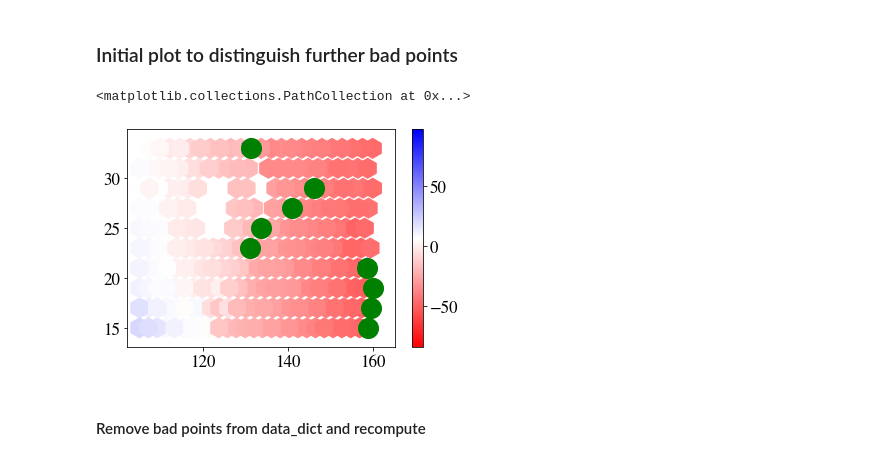
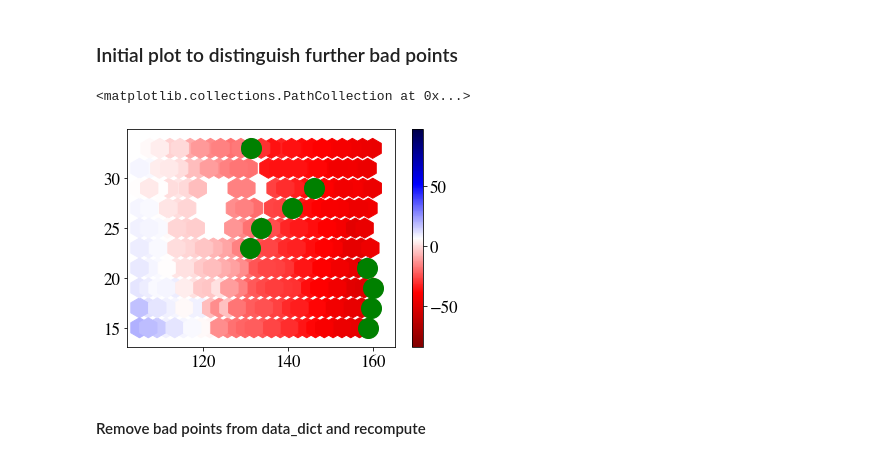
Before and after one commit to James11222/radiolab_repo, a Jupyter notebook: lab4/Darby/north_celestial_pole_mapping.ipynb, the cells around one changed output. Drawn from its saved outputs; the diff is of its cells as text; code cells hidden in the pictures.

```diff
--- a/lab4/Darby/north_celestial_pole_mapping.ipynb
+++ b/lab4/Darby/north_celestial_pole_mapping.ipynb
@@ -143,16 +139,16 @@ Length of each quantity array: 241 241 241 241 241 241
 # %%
 ### Collect main, on, and off data separately and turn into arrays ###
 
-main_data = []
-on_data = []
-off_data = []
-for i in range(len(ls)):
-    main = data_dict[(ls[i], bs[i])][0]
-    on = data_dict[(ls[i], bs[i])][1]
-    off = data_dict[(ls[i], bs[i])][2]
-    main_data.append(main), on_data.append(on), off_data.append(off)
+main_data0 = []
+on_data0 = []
+off_data0 = []
+for i in range(len(ls0)):
+    main = data_dict[(ls0[i], bs0[i])][0]
+    on = data_dict[(ls0[i], bs0[i])][1]
+    off = data_dict[(ls0[i], bs0[i])][2]
+    main_data0.append(main), on_data0.append(on), off_data0.append(off)
 
-main_data = np.array(main_data)
-on_data = np.array(on_data)
-off_data = np.array(off_data)
+main_data0 = np.array(main_data0)
+on_data0 = np.array(on_data0)
+off_data0 = np.array(off_data0)
 # %%
@@ -194,7 +190,7 @@ def calc_gain(main, on, off):
     """
 
     gains = []
-    for i in range(len(ls)):
+    for i in range(len(main)):
         G = (T_NOISE/(np.sum(on[i]-off[i]))) * np.sum(off[i]) #calc Gain
         gains.append(G)
 
@@ -202,7 +198,8 @@ def calc_gain(main, on, off):
 
 
 
-def calc_velocities():
+def calc_velocities(ras, decs, jds):
+    #input ras, decs, and jds
 
     """
     Iterates over the ra and dec of each coordinate pair and returns the doppler velocity (corrected w.r.t the LSR).
@@ -233,8 +230,8 @@ def calc_velocities():
 
 
 
-def calc_peak_max(main, on, off):
-    #input main_data, on_data, off_data
+def calc_peak_max(main, on, off, ras, decs, jds):
+    #input main_data, on_data, off_data, ras, decs, and jds
 
     """
     Performs the calibration to convert to temperature and then return the max temperature [K] at each coordinate
@@ -244,7 +241,7 @@ def calc_peak_max(main, on, off):
     Returns: two arrays, one of the max temperatures, and one of the velocities.
     """
 
-    velocities = calc_velocities()
+    velocities = calc_velocities(ras, decs, jds)
     G = calc_gain(main, on, off)
 
     Ts = []
@@ -303,19 +300,19 @@ def calc_peak_max(main, on, off):
 # %% [markdown]
 ### Initial plot to distinguish further bad points
 # %%
-Vs = calc_peak_max(main_data, on_data, off_data)[1]
+Vs = calc_peak_max(main_data0, on_data0, off_data0, ras0, decs0, jds0)[1]
 
 indices = np.where(np.array(Vs) <= -50)
 indices2= np.where(np.array(Vs) >= 50)
 indices = np.append(indices, indices2)
 indices
 plt.figure()
-plt.scatter(ls, bs, c=Vs, cmap='bwr_r', s=400, marker='h')
+plt.scatter(ls0, bs0, c=Vs, cmap='seismic_r', s=400, marker='h')
 plt.colorbar()
-plt.scatter(ls[indices], bs[indices], color='green', s=400)
+plt.scatter(ls0[indices], bs0[indices], color='green', s=400)
 # %% [output]
 <matplotlib.collections.PathCollection at 0x...>
-[figure, old version]
+[figure, new version]
 # %% [markdown]
 #### Remove bad points from data_dict and recompute
 # %%
```
Also changed, not shown: parts of 11 cells of this notebook.
